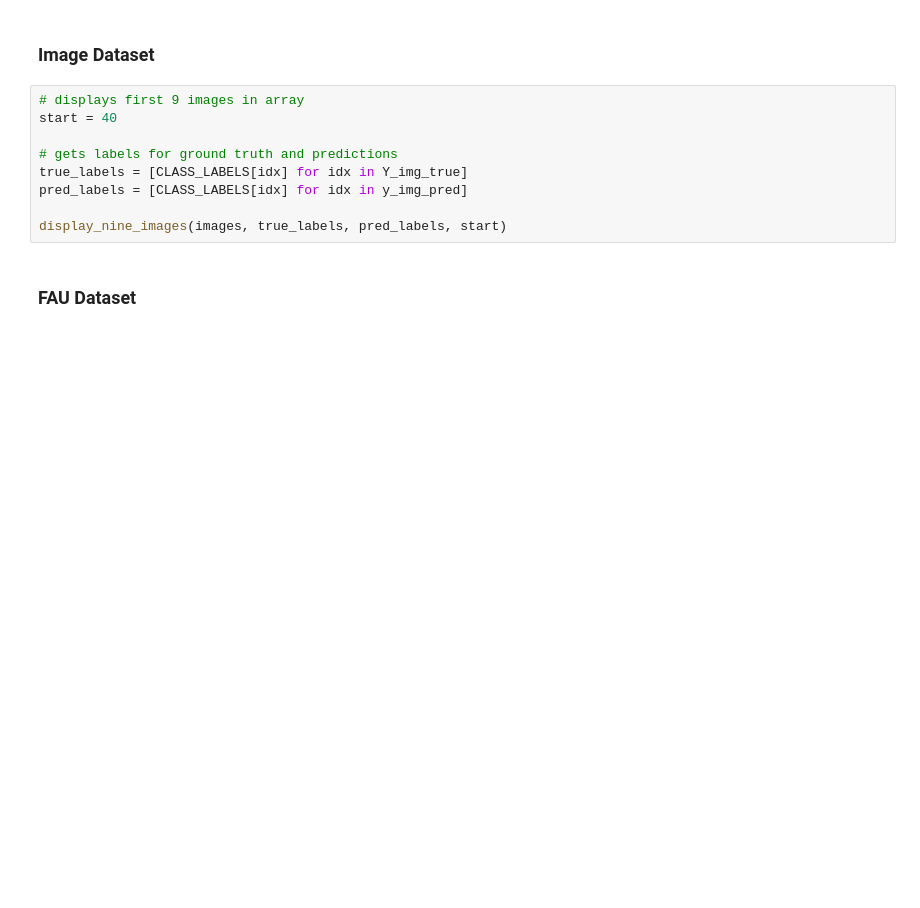
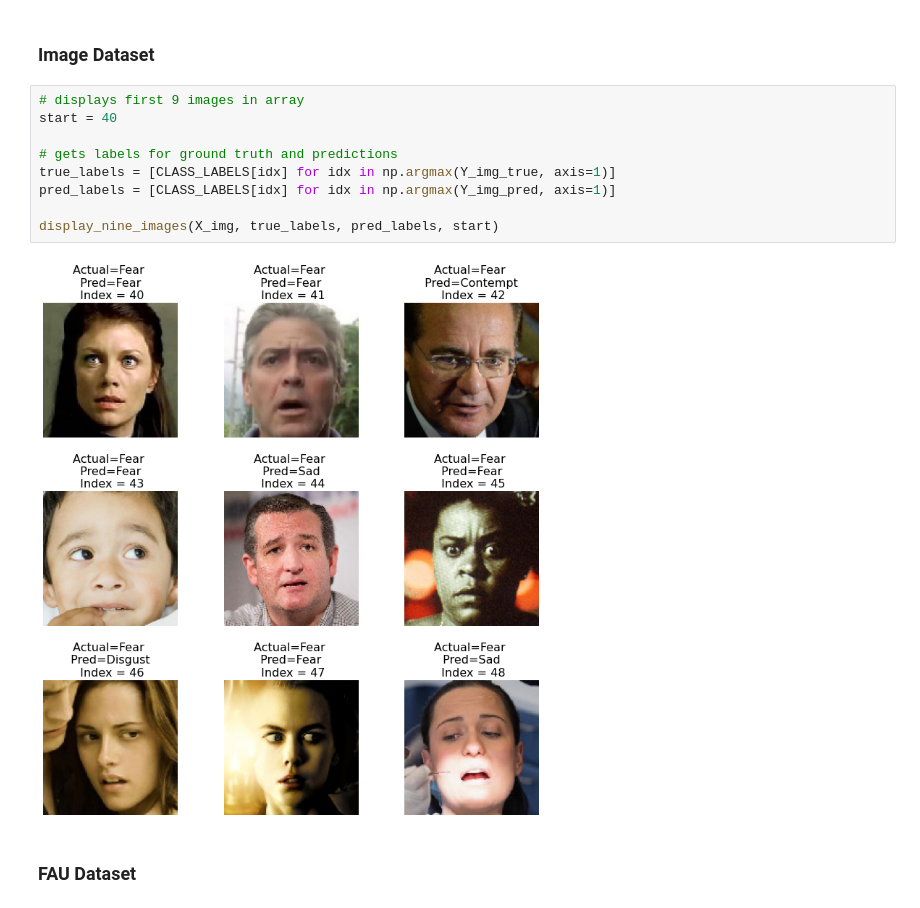
Before and after one commit to mbp-lab/sose2022_xai_ac, a Jupyter notebook: Notebooks/2. XAI for AC Notebook.ipynb.ipynb, the cells around one changed output. Cells and saved outputs as stored; diff of their text form; blank space fills up the shorter version.

```diff
--- a/Notebooks/2. XAI for AC Notebook.ipynb.ipynb
+++ b/Notebooks/2. XAI for AC Notebook.ipynb.ipynb
@@ -205,12 +222,14 @@ Now that we have our model setup, we will review the images and predictions to i
 # %%
 # displays first 9 images in array
 start = 40
 
 # gets labels for ground truth and predictions
-true_labels = [CLASS_LABELS[idx] for idx in Y_img_true]
-pred_labels = [CLASS_LABELS[idx] for idx in y_img_pred]
+true_labels = [CLASS_LABELS[idx] for idx in np.argmax(Y_img_true, axis=1)]
+pred_labels = [CLASS_LABELS[idx] for idx in np.argmax(Y_img_pred, axis=1)]
 
-display_nine_images(images, true_labels, pred_labels, start)
+display_nine_images(X_img, true_labels, pred_labels, start)
+# %% [output]
+[figure, added]
 # %% [markdown]
 ### FAU Dataset
 # %%
```
Also changed, not shown: parts of 23 cells of this notebook.
